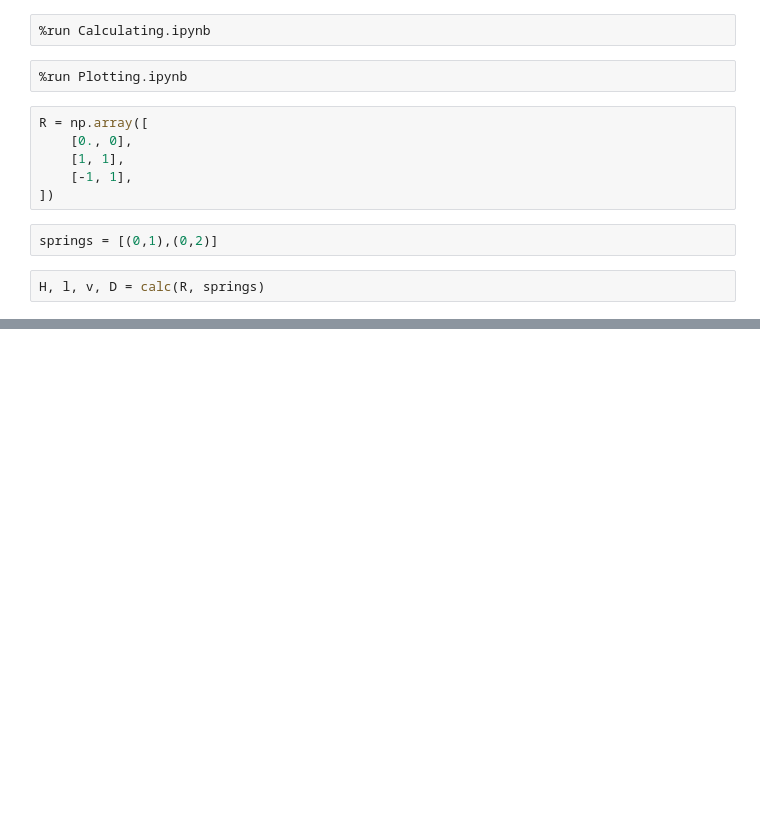
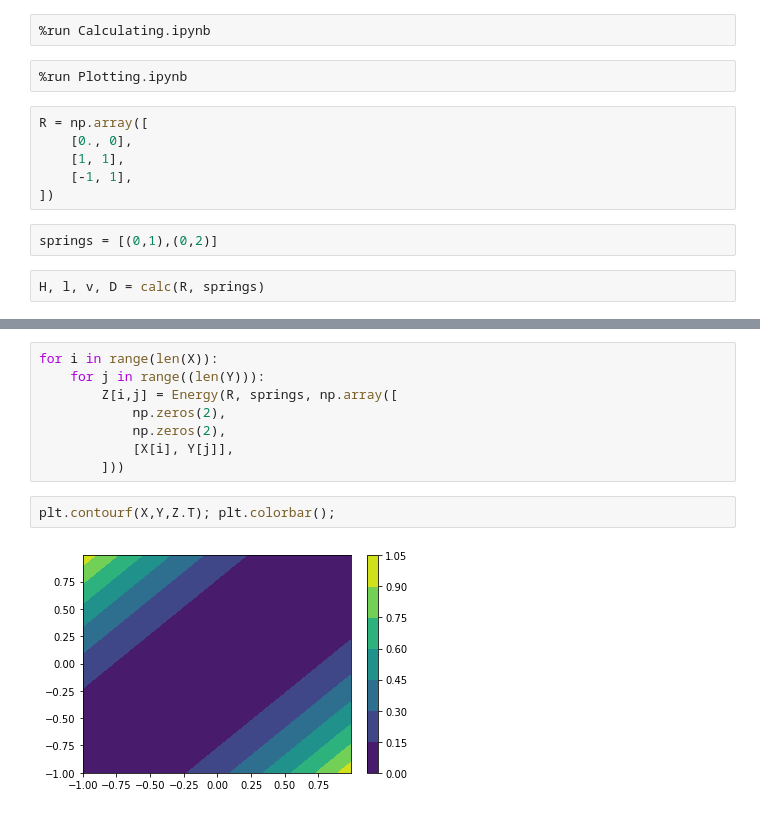
Before and after one commit to elliottperryman/SULI-spring, a Jupyter notebook: two springs in 2d - off axis.ipynb, the cells around one changed output, grey strips where cells are left out. Saved outputs shown, nothing was run; the diff lists cells and outputs as text; blank space fills up the shorter version.

```diff
--- a/two springs in 2d - off axis.ipynb
+++ b/two springs in 2d - off axis.ipynb
@@ -31,0 +87,12 @@ z.round(3)
+# %%
+for i in range(len(X)):
+    for j in range((len(Y))):
+        Z[i,j] = Energy(R, springs, np.array([
+            np.zeros(2),
+            np.zeros(2),
+            [X[i], Y[j]],
+        ]))
+# %%
+plt.contourf(X,Y,Z.T); plt.colorbar();
+# %% [output]
+[figure, added]
```
Also changed, not shown: parts of 17 cells of this notebook, 8 other files.
